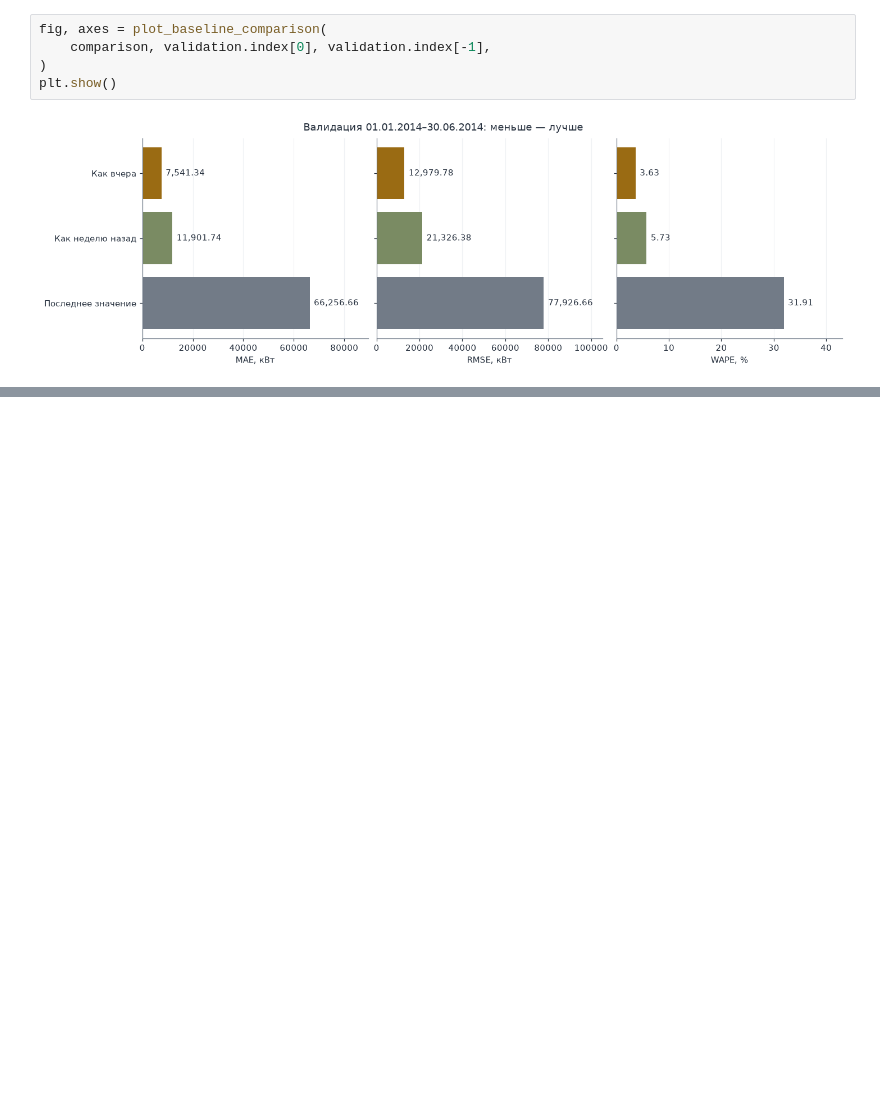
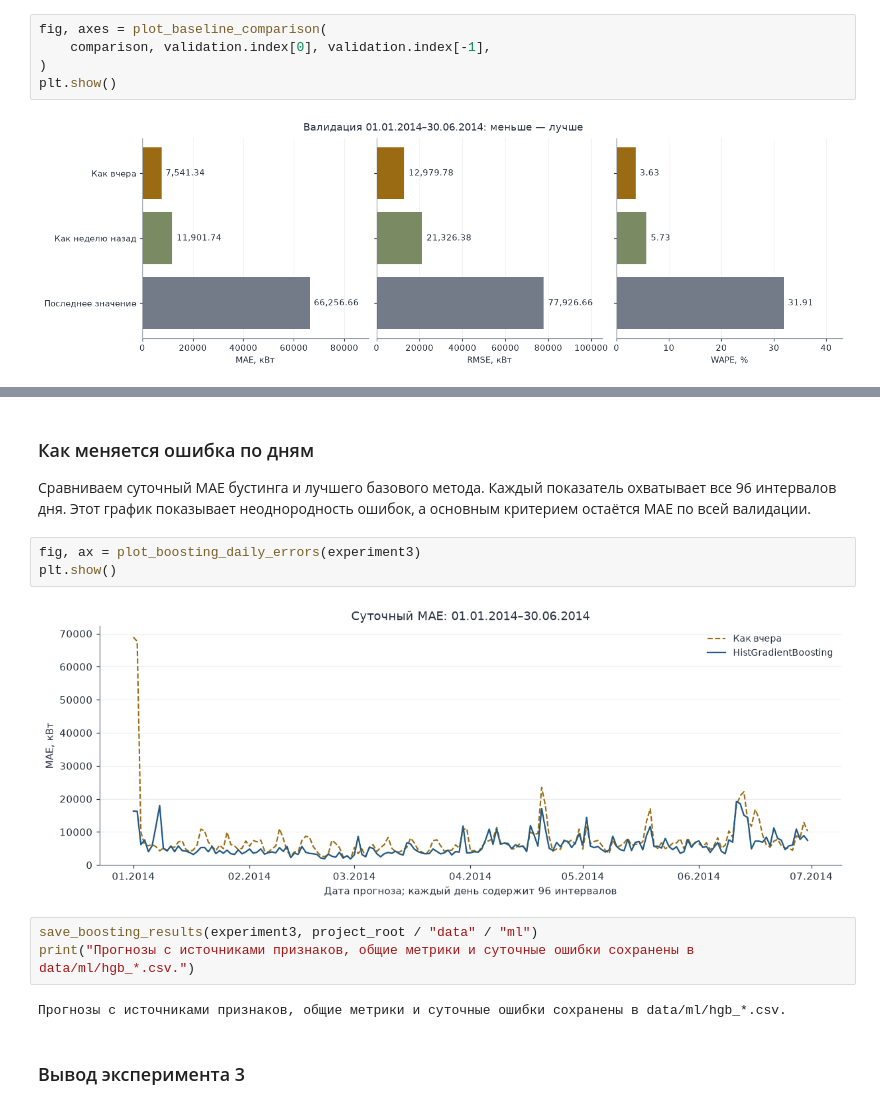
Before and after one commit to vladmaksurov-ai/ElectricityLoad, a Jupyter notebook: notebooks/ML_ElectricityLoad.ipynb, the cells around one changed output, grey strips where cells are left out. Cells and saved outputs as stored; diff of their text form; blank space fills up the shorter version.

```diff
--- a/notebooks/ML_ElectricityLoad.ipynb
+++ b/notebooks/ML_ElectricityLoad.ipynb
@@ -318,0 +394,18 @@ MAE ниже метода «Последнее значение» на **88.62%*
+# %% [markdown]
+### Как меняется ошибка по дням
+
+Сравниваем суточный MAE бустинга и лучшего базового метода. Каждый показатель
+охватывает все 96 интервалов дня. Этот график показывает неоднородность ошибок,
+а основным критерием остаётся MAE по всей валидации.
+# %%
+fig, ax = plot_boosting_daily_errors(experiment3)
+plt.show()
+# %% [output]
+[figure, added]
+# %%
+save_boosting_results(experiment3, project_root / "data" / "ml")
+print("Прогнозы с источниками признаков, общие метрики и суточные ошибки сохранены в data/ml/hgb_*.csv.")
+# %% [output]
+Прогнозы с источниками признаков, общие метрики и суточные ошибки сохранены в data/ml/hgb_*.csv.
+# %% [markdown]
+### Вывод эксперимента 3
```
Also changed, not shown: parts of 9 cells of this notebook, 7 other files.
